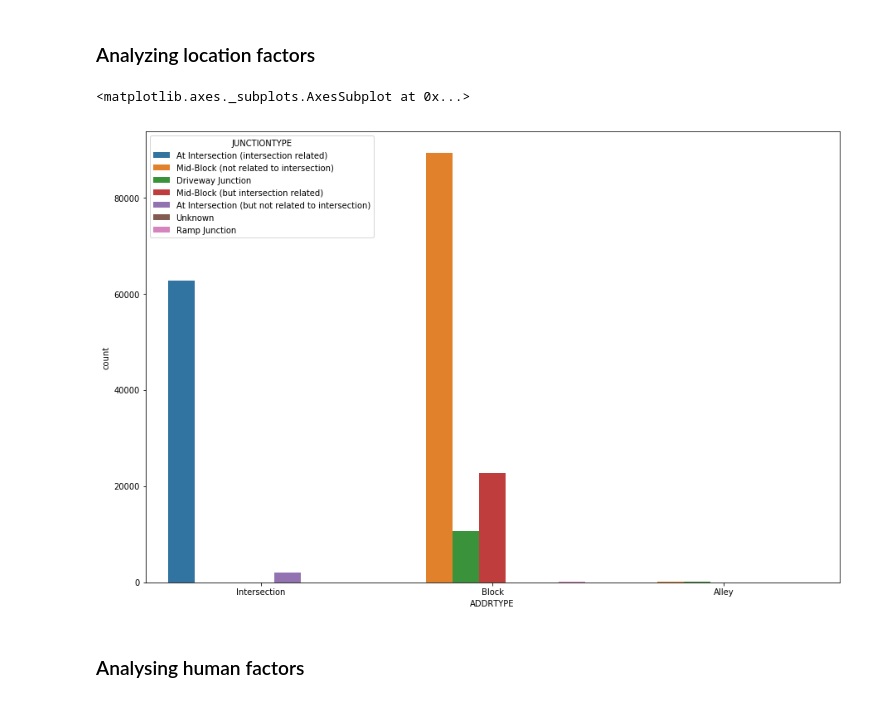
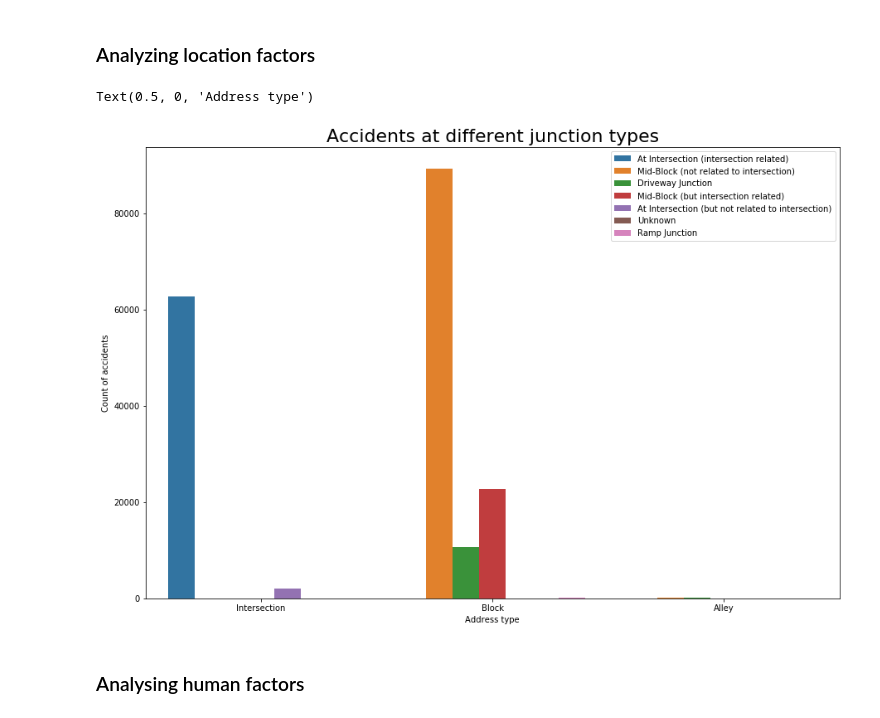
Before and after one commit to anupam-misra/Coursera_Capstone, a Jupyter notebook: accident_prevention_ML_model.ipynb, the cells around one changed output. Saved outputs shown, nothing was run; the diff lists cells and outputs as text; code cells hidden in the pictures.

```diff
--- a/accident_prevention_ML_model.ipynb
+++ b/accident_prevention_ML_model.ipynb
@@ -394,19 +373,14 @@ Text(0.5, 1.0, 'Percentage of collisions')
 # %% [markdown]
 ### Analyzing location factors
-# %%
-#plt.figure(figsize=(8,5))
-#ax0 = df['ADDRTYPE'].value_counts( ascending=False, normalize=True).mul(100).plot.barh()
-#plt.title("Address types where accidents occur")
-#plt.show()
-
-#plt.figure(figsize=(8,5))
-#ax2 = df['JUNCTIONTYPE'].value_counts( ascending=False, normalize=True).mul(100).plot.barh()
-#plt.title("Junction types where accidents occur")
-#plt.show()
-plt.figure(figsize=(15,10))
-sns.countplot(x="ADDRTYPE", hue="JUNCTIONTYPE", data=df )
-# %% [output]
-<matplotlib.axes._subplots.AxesSubplot at 0x...>
-[figure, removed]
+# %%
+plt.figure(figsize=(15,10))
+sns.countplot(x="ADDRTYPE", hue="JUNCTIONTYPE", data=df )
+plt.title("Accidents at different junction types", fontsize=22)
+plt.legend(loc="upper right")
+plt.ylabel("Count of accidents")
+plt.xlabel("Address type")
+# %% [output]
+Text(0.5, 0, 'Address type')
+[figure, added]
 # %% [markdown]
 ### Analysing human factors
```
Also changed, not shown: parts of 24 cells of this notebook.
